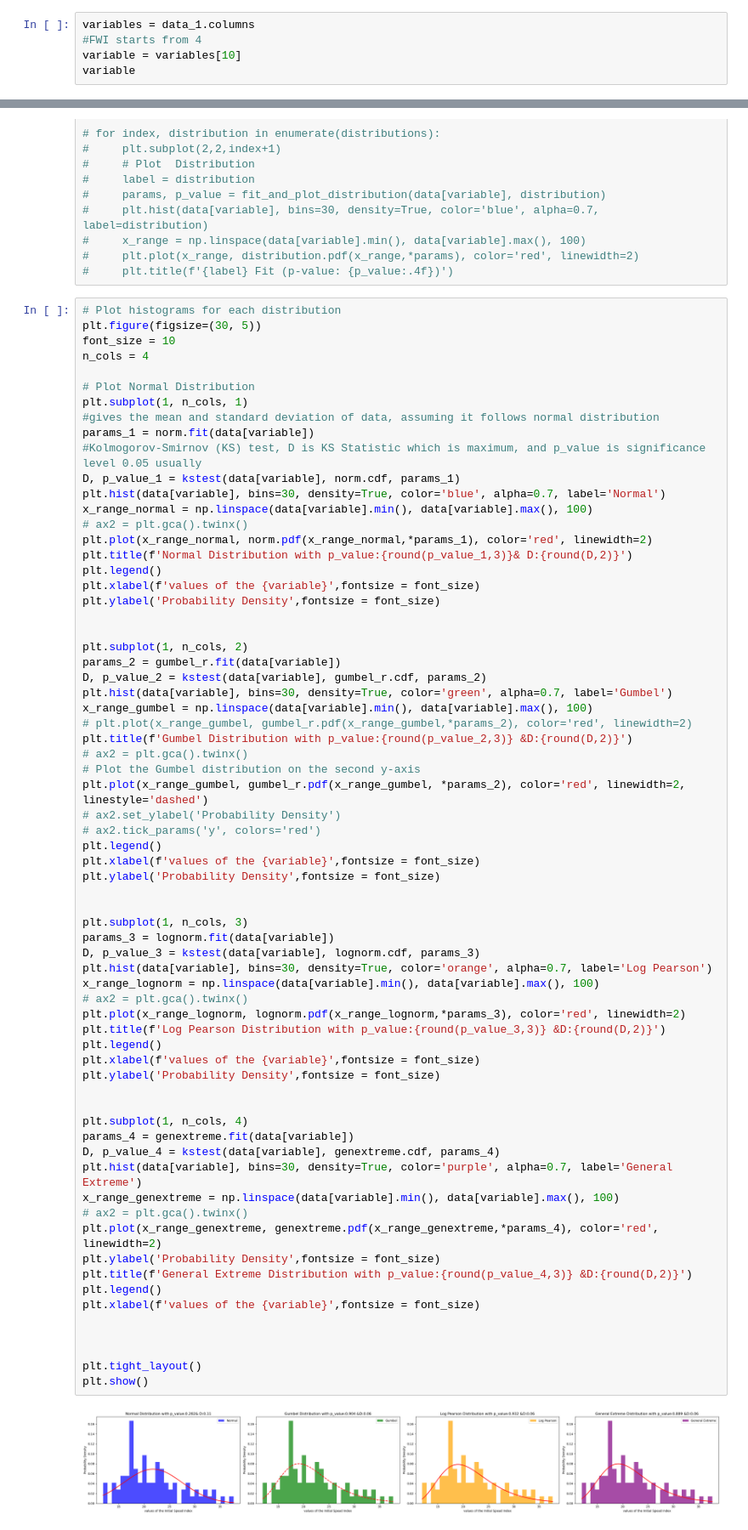
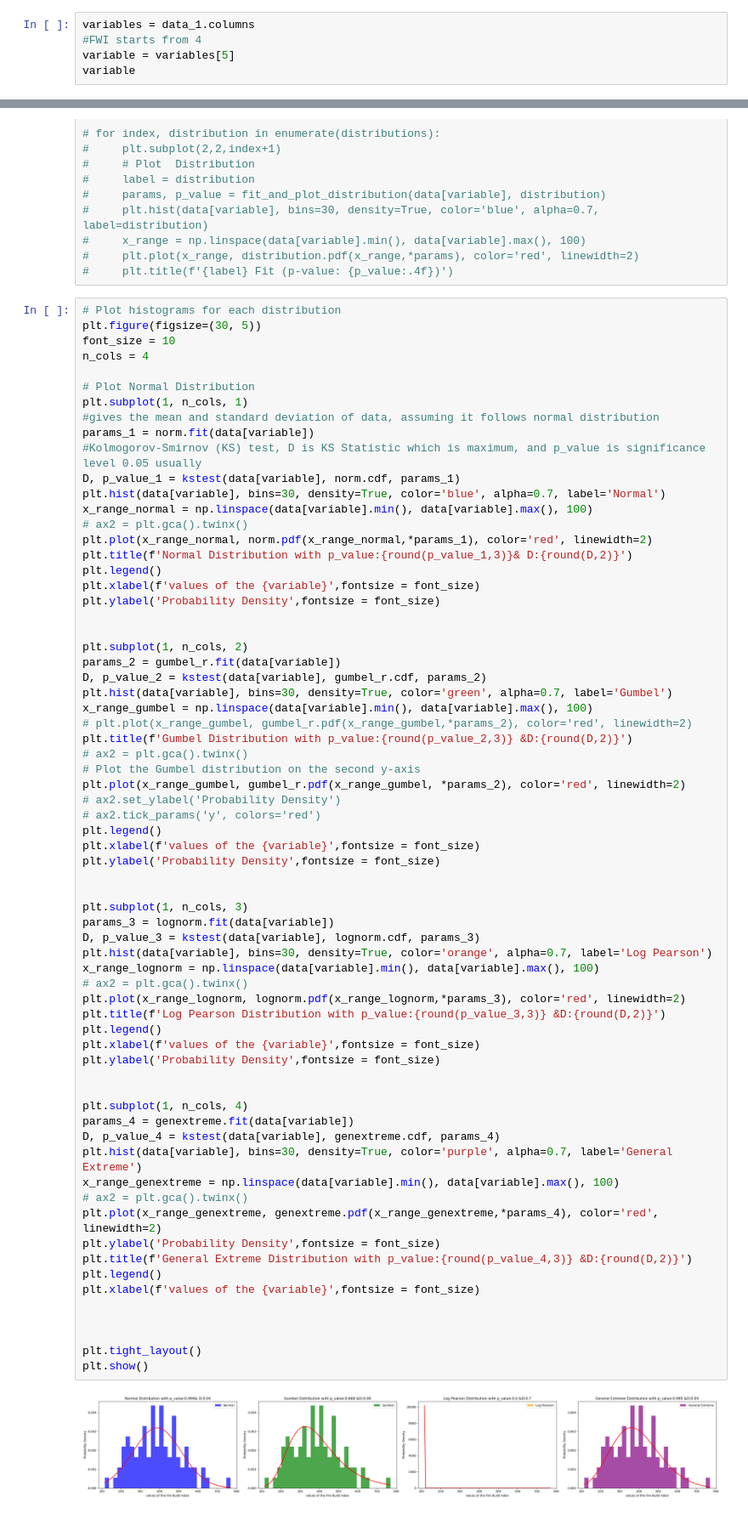
Before and after one commit to UmerShahid750/DataAnalysis, a Jupyter notebook: Data-Visualizations/probability_distribution_functions.ipynb, the cells around one changed output, grey strips where cells are left out. Shown: that part at 85% size. Cells and saved outputs as stored; diff of their text form.

Commit message:
Further Graphs

```diff
--- a/Data-Visualizations/probability_distribution_functions.ipynb
+++ b/Data-Visualizations/probability_distribution_functions.ipynb
@@ -34,6 +34,6 @@ data_1
 # %%
 variables = data_1.columns
 #FWI starts from 4
-variable = variables[10]
+variable = variables[5]
 variable
 # %% [output]
@@ -106,7 +106,7 @@ x_range_gumbel = np.linspace(data[variable].min(), data[variable].max(), 100)
 plt.title(f'Gumbel Distribution with p_value:{round(p_value_2,3)} &D:{round(D,2)}')
 # ax2 = plt.gca().twinx()
 # Plot the Gumbel distribution on the second y-axis
-plt.plot(x_range_gumbel, gumbel_r.pdf(x_range_gumbel, *params_2), color='red', linewidth=2, linestyle='dashed')
+plt.plot(x_range_gumbel, gumbel_r.pdf(x_range_gumbel, *params_2), color='red', linewidth=2)
 # ax2.set_ylabel('Probability Density')
 # ax2.tick_params('y', colors='red')
 plt.legend()
@@ -117,34 +117,34 @@ plt.ylabel('Probability Density',fontsize = font_size)
 plt.subplot(1, n_cols, 3)
 params_3 = lognorm.fit(data[variable])
 D, p_value_3 = kstest(data[variable], lognorm.cdf, params_3)
 plt.hist(data[variable], bins=30, density=True, color='orange', alpha=0.7, label='Log Pearson')
 x_range_lognorm = np.linspace(data[variable].min(), data[variable].max(), 100)
 # ax2 = plt.gca().twinx()
 plt.plot(x_range_lognorm, lognorm.pdf(x_range_lognorm,*params_3), color='red', linewidth=2)
 plt.title(f'Log Pearson Distribution with p_value:{round(p_value_3,3)} &D:{round(D,2)}')
 plt.legend()
 plt.xlabel(f'values of the {variable}',fontsize = font_size)
 plt.ylabel('Probability Density',fontsize = font_size)
 
 
 plt.subplot(1, n_cols, 4)
 params_4 = genextreme.fit(data[variable])
 D, p_value_4 = kstest(data[variable], genextreme.cdf, params_4)
 plt.hist(data[variable], bins=30, density=True, color='purple', alpha=0.7, label='General Extreme')
 x_range_genextreme = np.linspace(data[variable].min(), data[variable].max(), 100)
 # ax2 = plt.gca().twinx()
 plt.plot(x_range_genextreme, genextreme.pdf(x_range_genextreme,*params_4), color='red', linewidth=2)
 plt.ylabel('Probability Density',fontsize = font_size)
 plt.title(f'General Extreme Distribution with p_value:{round(p_value_4,3)} &D:{round(D,2)}')
 plt.legend()
 plt.xlabel(f'values of the {variable}',fontsize = font_size)
 
 
 
 plt.tight_layout()
 plt.show()
 # %% [output]
-[figure, old version]
+[figure, new version]
 # %%
 # Create subplots with 1 row and 4 columns
 fig = make_subplots(rows=1, cols=4, subplot_titles=[
```
Also changed, not shown: parts of 12 cells of this notebook, 1 other file.
